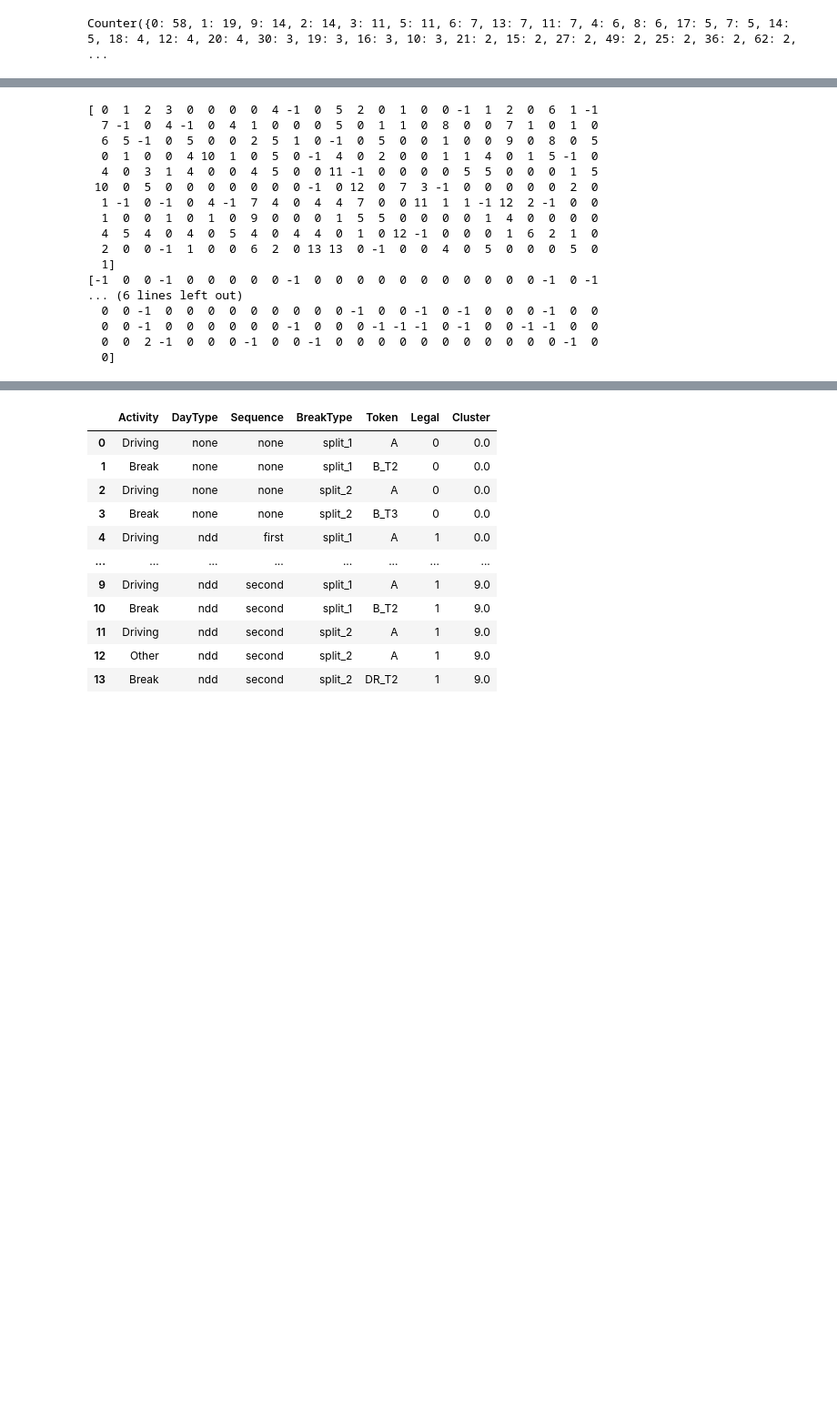
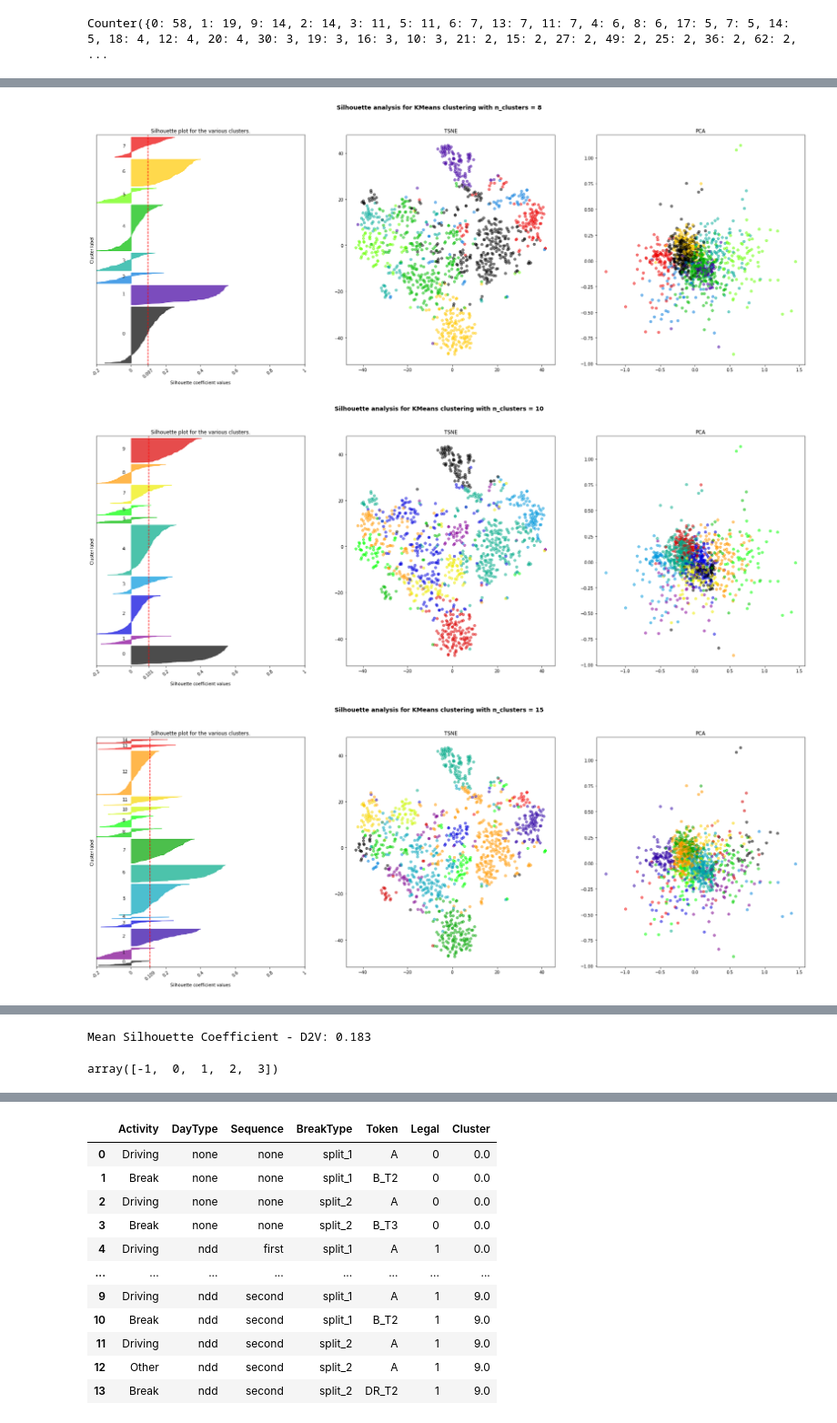
Before and after one commit to UGR-IntelligentSystemsGroup/Driver-Assistance-System, a Jupyter notebook: clustering/IMLAP_Clustering.ipynb, the cells around one changed output, grey strips where cells are left out. Shown at 91% size. Cells and saved outputs as stored; diff of their text form; code cells hidden in the pictures; blank space fills up the shorter version.

```diff
--- a/clustering/IMLAP_Clustering.ipynb
+++ b/clustering/IMLAP_Clustering.ipynb
@@ -329,0 +410,7 @@ print(clusters_d2v)
+# %%
+range_n_clusters = [8, 10, 15, 20]
+silhouette_analysis(embeddings_d2v, range_n_clusters)
+# %% [output]
+[figure, added]
+[figure, added]
+[figure, added]
@@ -338,8 +426,8 @@ print(clusters_d2v)
 
 from sklearn.cluster import DBSCAN
 
-dbscan = DBSCAN(metric='euclidean', eps=0.8, min_samples=2)
-clusters_bow = dbscan.fit_predict(corpus_tfidf_dense.T)  # Transposed!
+dbscan = DBSCAN(metric='cosine', eps=0.8, min_samples=2)
+clusters_bow = dbscan.fit_predict(corpus_tfidf_dense)
 centroid_bow = dbscan.core_sample_indices_
 
 dbscan = DBSCAN(metric='cosine', eps=0.1, min_samples=2)
@@ -347,23 +435,14 @@ clusters_d2v = dbscan.fit_predict(embeddings_d2v)
 centroid_d2v = dbscan.core_sample_indices_
 
 # Cluster = -1 -> Noise
-print(clusters_bow)
-print(clusters_d2v)
-# %% [output]
-[ 0  1  2  3  0  0  0  0  4 -1  0  5  2  0  1  0  0 -1  1  2  0  6  1 -1
-  7 -1  0  4 -1  0  4  1  0  0  0  5  0  1  1  0  8  0  0  7  1  0  1  0
-  6  5 -1  0  5  0  0  2  5  1  0 -1  0  5  0  0  1  0  0  9  0  8  0  5
-  0  1  0  0  4 10  1  0  5  0 -1  4  0  2  0  0  1  1  4  0  1  5 -1  0
-  4  0  3  1  4  0  0  4  5  0  0 11 -1  0  0  0  0  5  5  0  0  0  1  5
- 10  0  5  0  0  0  0  0  0  0 -1  0 12  0  7  3 -1  0  0  0  0  0  2  0
-  1 -1  0 -1  0  4 -1  7  4  0  4  4  7  0  0 11  1  1 -1 12  2 -1  0  0
-  1  0  0  1  0  1  0  9  0  0  0  1  5  5  0  0  0  0  1  4  0  0  0  0
-  4  5  4  0  4  0  5  4  0  4  4  0  1  0 12 -1  0  0  0  1  6  2  1  0
-  2  0  0 -1  1  0  0  6  2  0 13 13  0 -1  0  0  4  0  5  0  0  0  5  0
-  1]
-[-1  0  0 -1  0  0  0  0  0 -1  0  0  0  0  0  0  0  0  0  0  0 -1  0 -1
-... (6 lines left out)
-  0  0 -1  0  0  0  0  0  0  0  0  0 -1  0  0 -1  0 -1  0  0  0 -1  0  0
-  0  0 -1  0  0  0  0  0  0 -1  0  0  0 -1 -1 -1  0 -1  0  0 -1 -1  0  0
-  0  0  2 -1  0  0  0 -1  0  0 -1  0  0  0  0  0  0  0  0  0  0  0 -1  0
-  0]
+# %%
+# print("Mean Silhouette Coefficient - BOW: %0.3f" % silhouette_score(corpus_tfidf_dense, clusters_bow))
+dbscan = DBSCAN(metric='cosine', eps=0.3, min_samples=2)
+clusters_d2v = dbscan.fit_predict(embeddings_d2v)
+centroid_d2v = dbscan.core_sample_indices_
+
+print("Mean Silhouette Coefficient - D2V: %0.3f" % silhouette_score(embeddings_d2v, clusters_d2v))
+np.unique(clusters_d2v)
+# %% [output]
+Mean Silhouette Coefficient - D2V: 0.183
+array([-1,  0,  1,  2,  3])
```
Also changed, not shown: parts of 20 cells of this notebook.
